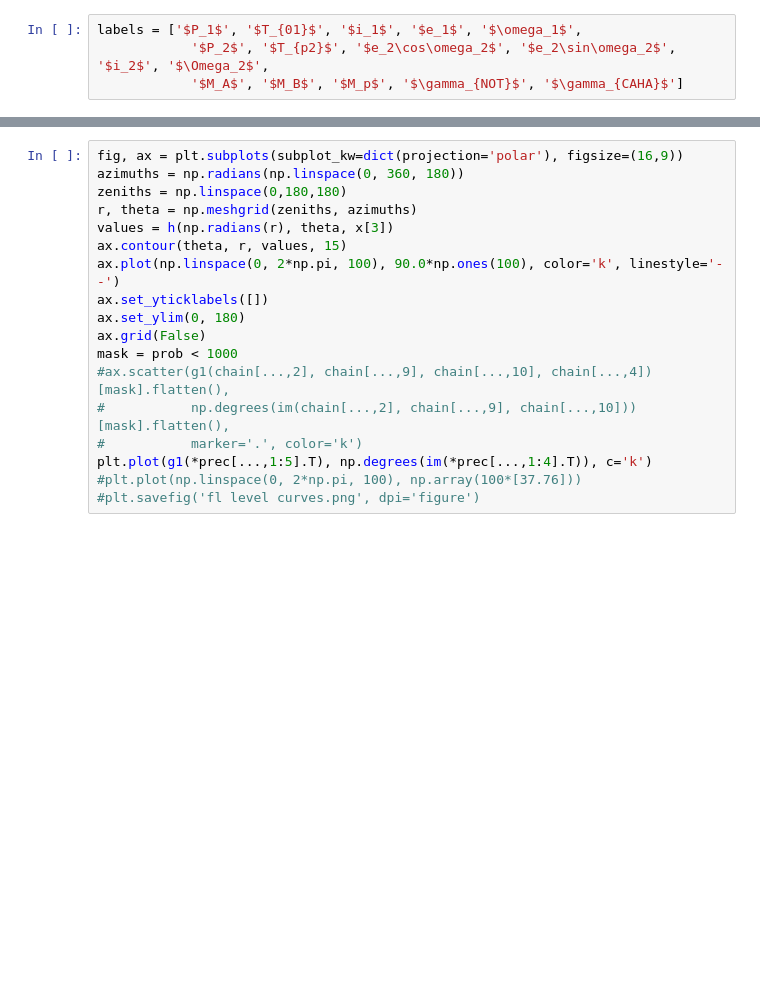
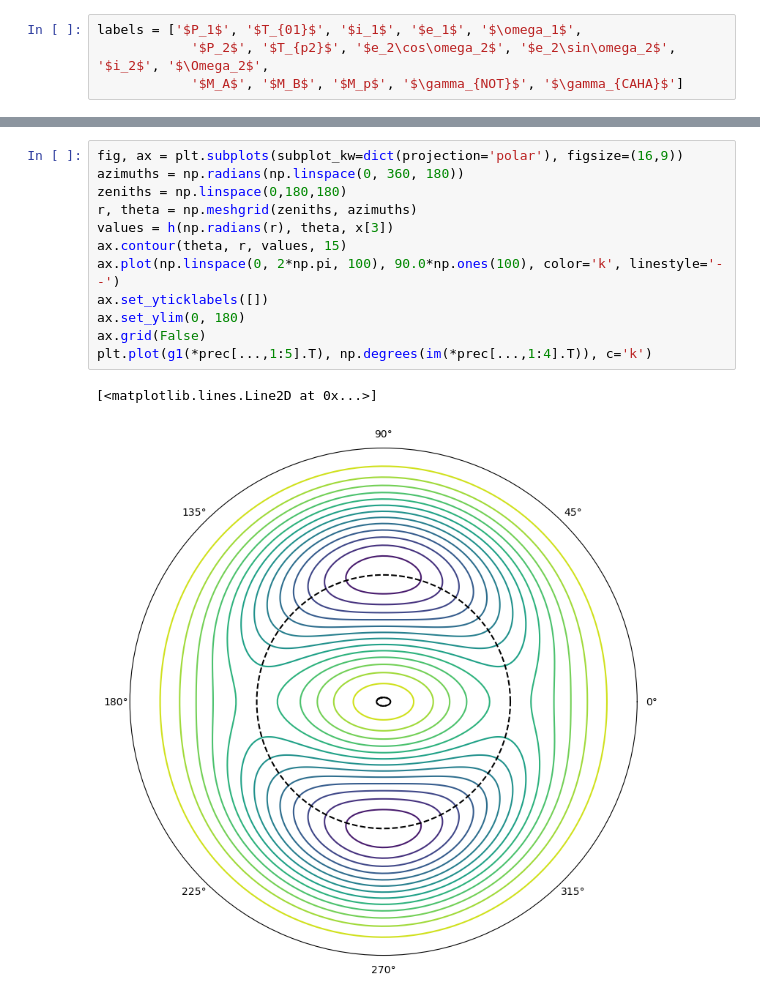
Before and after one commit to goldbergmax/etv-fit, a Jupyter notebook: evolution.ipynb, the cells around one changed output, grey strips where cells are left out. Cells and saved outputs as stored; diff of their text form; blank space fills up the shorter version.

```diff
--- a/evolution.ipynb
+++ b/evolution.ipynb
@@ -59,18 +68,15 @@ ax1.set_xlabel('Time (years)'); ax1.set_ylabel('Angle (degrees)')
 # %%
 fig, ax = plt.subplots(subplot_kw=dict(projection='polar'), figsize=(16,9))
 azimuths = np.radians(np.linspace(0, 360, 180))
 zeniths = np.linspace(0,180,180)
 r, theta = np.meshgrid(zeniths, azimuths)
 values = h(np.radians(r), theta, x[3])
 ax.contour(theta, r, values, 15)
 ax.plot(np.linspace(0, 2*np.pi, 100), 90.0*np.ones(100), color='k', linestyle='--')
 ax.set_yticklabels([])
 ax.set_ylim(0, 180)
 ax.grid(False)
-mask = prob < 1000
-#ax.scatter(g1(chain[...,2], chain[...,9], chain[...,10], chain[...,4])[mask].flatten(),
-#           np.degrees(im(chain[...,2], chain[...,9], chain[...,10]))[mask].flatten(),
-#           marker='.', color='k')
 plt.plot(g1(*prec[...,1:5].T), np.degrees(im(*prec[...,1:4].T)), c='k')
-#plt.plot(np.linspace(0, 2*np.pi, 100), np.array(100*[37.76]))
-#plt.savefig('fl level curves.png', dpi='figure')
+# %% [output]
+[<matplotlib.lines.Line2D at 0x...>]
+[figure, added]
```
Also changed, not shown: parts of 4 cells of this notebook, 3 other files.
